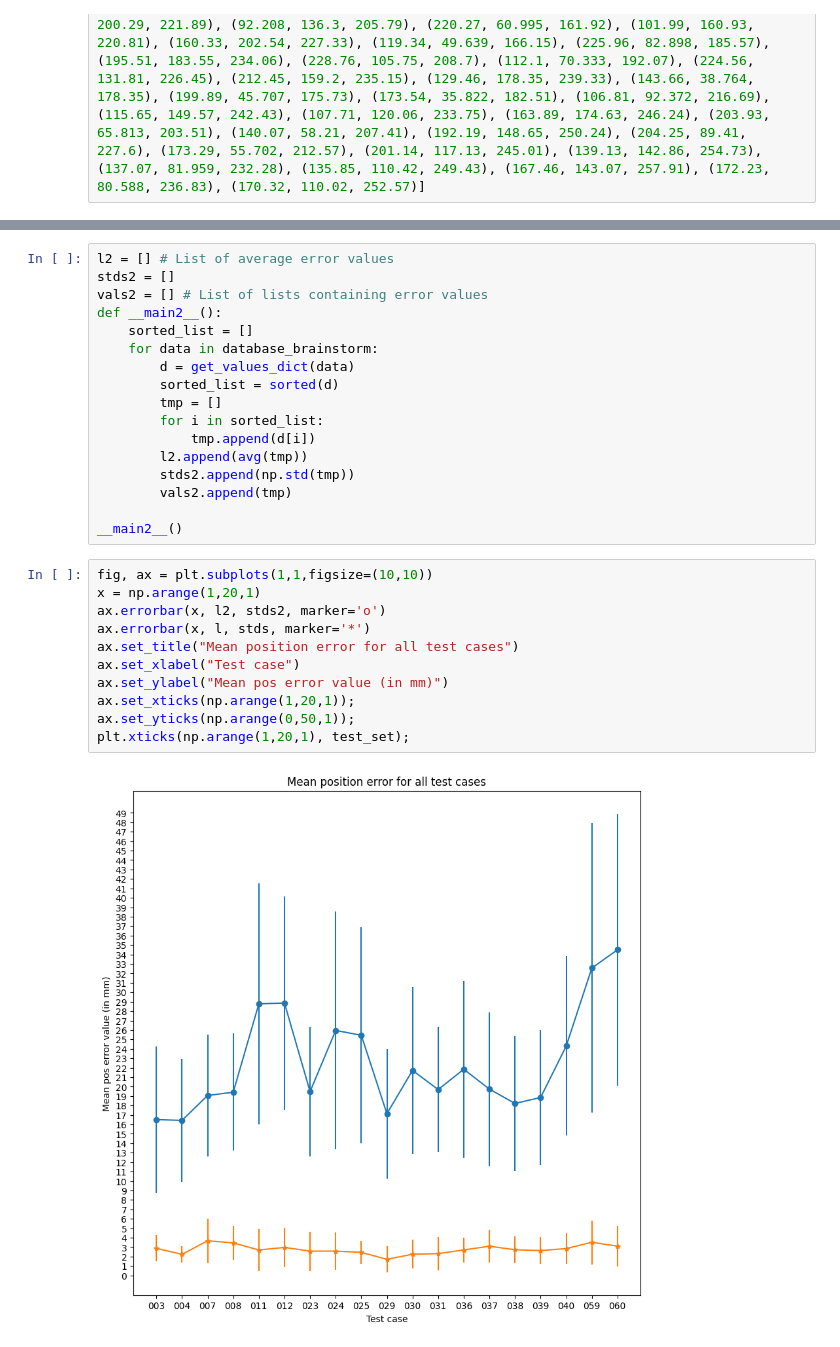
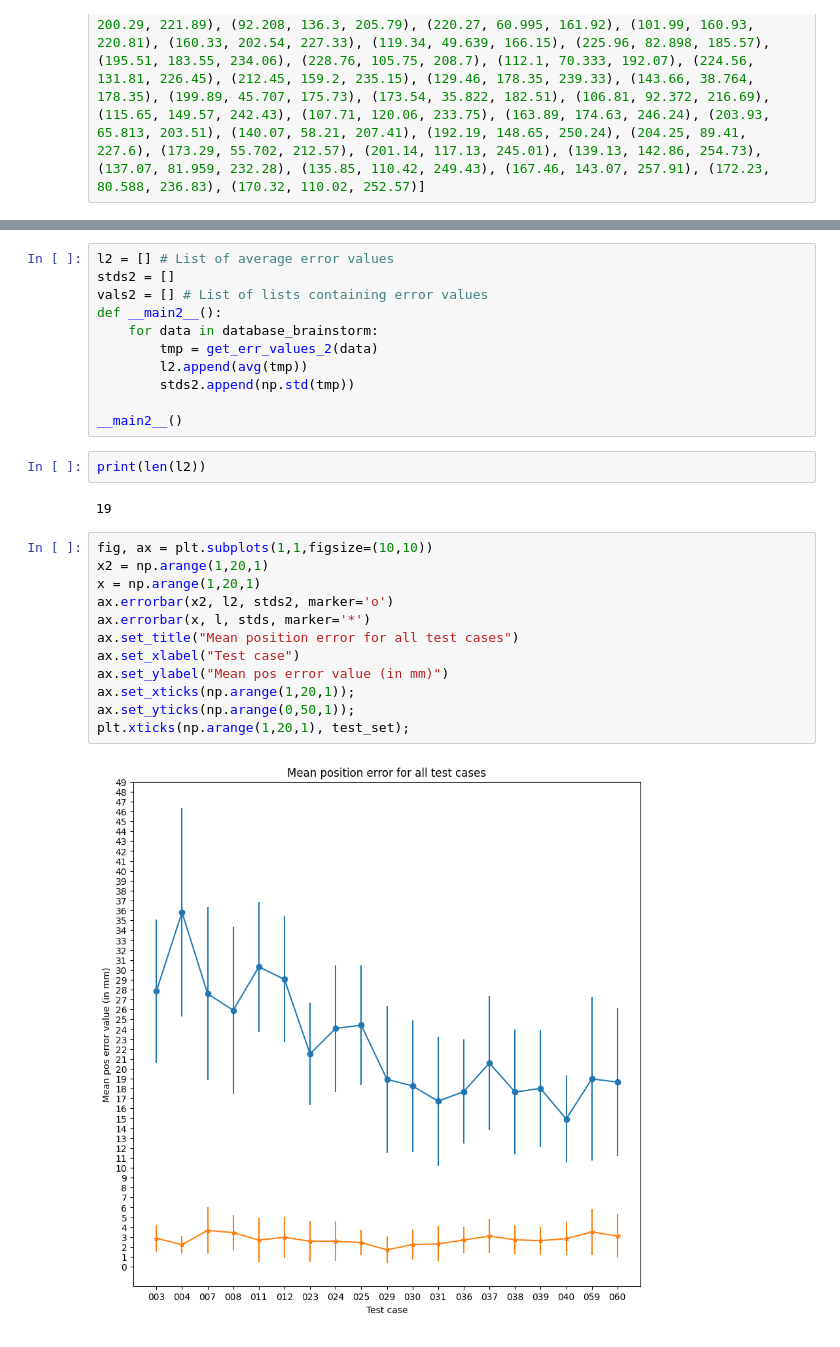
Before and after one commit to kinder99/Deep-Learning-Based-Localization-of-EEG-Electrodes-Within-MRI-Acquisitions-Project-ID-60685, a Jupyter notebook: Debug/error_pos_plotter.ipynb, the cells around one changed output, grey strips where cells are left out. Saved outputs shown, nothing was run; the diff lists cells and outputs as text.

```diff
--- a/Debug/error_pos_plotter.ipynb
+++ b/Debug/error_pos_plotter.ipynb
@@ -286,31 +320,30 @@ l2 = [] # List of average error values
 stds2 = []
 vals2 = [] # List of lists containing error values
 def __main2__():
-    sorted_list = []
     for data in database_brainstorm:
-        d = get_values_dict(data)
-        sorted_list = sorted(d)
-        tmp = []
-        for i in sorted_list:
-            tmp.append(d[i])
+        tmp = get_err_values_2(data)
         l2.append(avg(tmp))
         stds2.append(np.std(tmp))
-        vals2.append(tmp)
 
 __main2__()
+# %%
+print(len(l2))
+# %% [output]
+19
 # %%
 fig, ax = plt.subplots(1,1,figsize=(10,10))
+x2 = np.arange(1,20,1)
 x = np.arange(1,20,1)
-ax.errorbar(x, l2, stds2, marker='o')
+ax.errorbar(x2, l2, stds2, marker='o')
 ax.errorbar(x, l, stds, marker='*')
 ax.set_title("Mean position error for all test cases")
 ax.set_xlabel("Test case")
 ax.set_ylabel("Mean pos error value (in mm)")
 ax.set_xticks(np.arange(1,20,1));
 ax.set_yticks(np.arange(0,50,1));
 plt.xticks(np.arange(1,20,1), test_set);
 # %% [output]
-[figure, old version]
+[figure, new version]
 # %%
 # Plot error values for each electrode for the 19 test cases
 print(len(vals2[1]))
```
Also changed, not shown: parts of 7 cells of this notebook, 2 other files.
